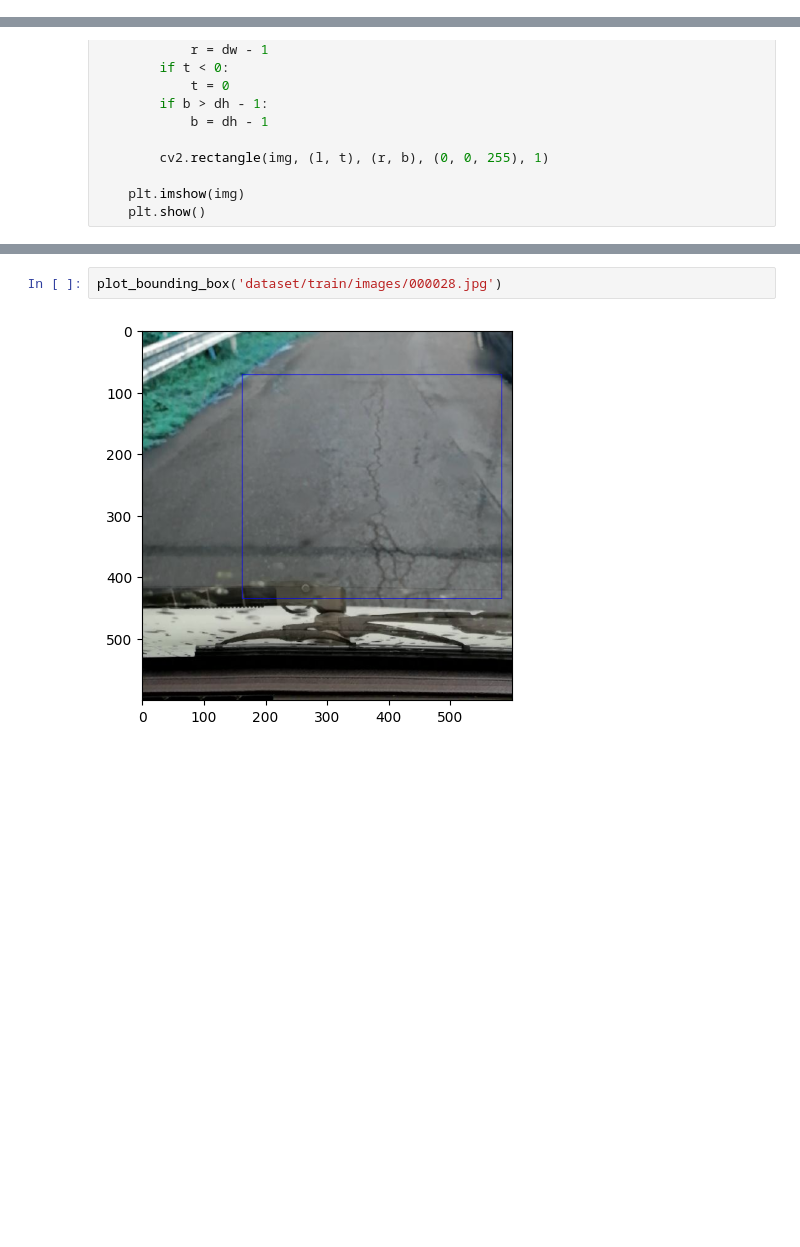
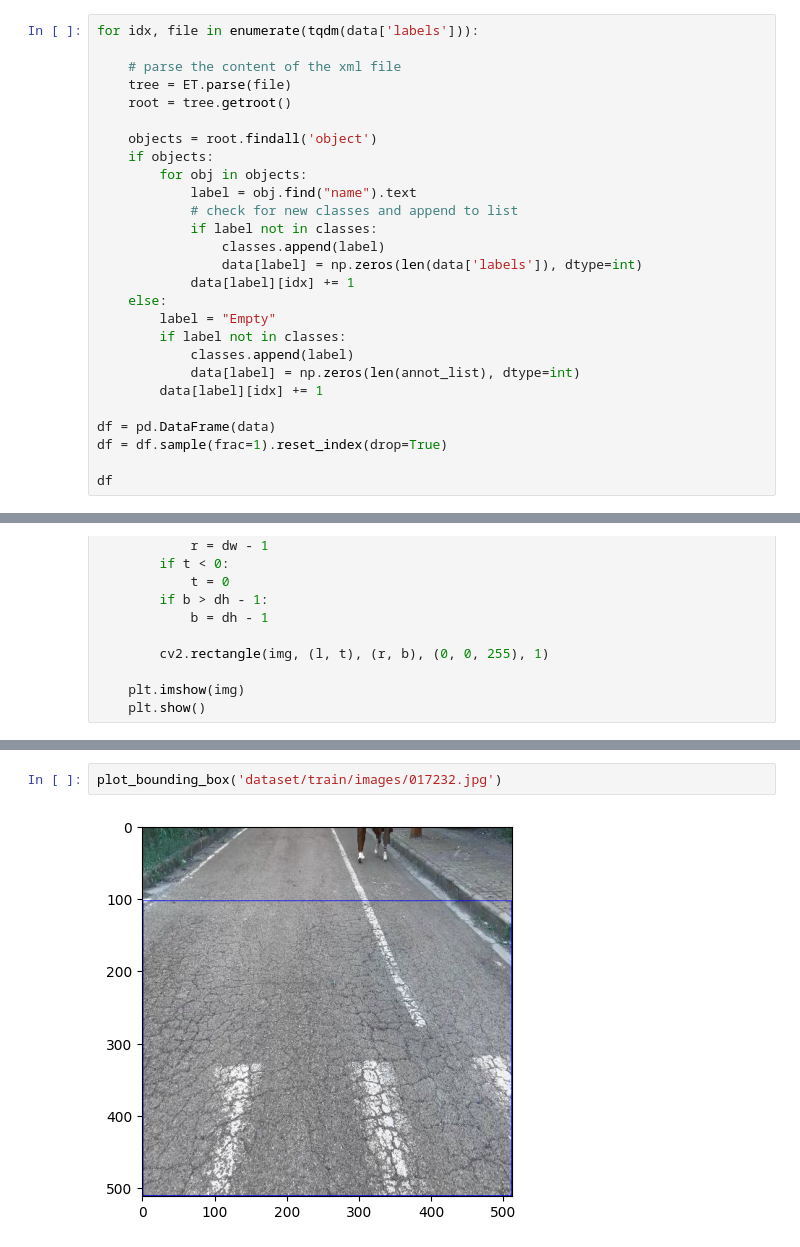
Before and after one commit to hakonbyh/sdflndf, a Jupyter notebook: eda.ipynb, the cells around one changed output, grey strips where cells are left out. Saved outputs shown, nothing was run; the diff lists cells and outputs as text; blank space fills up the shorter version.

Commit message:
added empty label

```diff
--- a/eda.ipynb
+++ b/eda.ipynb
@@ -85,0 +54,27 @@ df
+# %%
+for idx, file in enumerate(tqdm(data['labels'])):
+
+    # parse the content of the xml file
+    tree = ET.parse(file)
+    root = tree.getroot()
+
+    objects = root.findall('object')
+    if objects:
+        for obj in objects:
+            label = obj.find("name").text
+            # check for new classes and append to list
+            if label not in classes:
+                classes.append(label)
+                data[label] = np.zeros(len(data['labels']), dtype=int)
+            data[label][idx] += 1
+    else:
+        label = "Empty"
+        if label not in classes:
+            classes.append(label)
+            data[label] = np.zeros(len(annot_list), dtype=int)
+        data[label][idx] += 1
+
+df = pd.DataFrame(data)
+df = df.sample(frac=1).reset_index(drop=True)
+
+df
@@ -320,5 +339,5 @@ plot_bounding_box('dataset/train/images/000015.jpg')
 # %%
-plot_bounding_box('dataset/train/images/000028.jpg')
+plot_bounding_box('dataset/train/images/017232.jpg')
 # %% [output]
-[figure, old version]
+[figure, new version]
 # %%
```
Also changed, not shown: parts of 15 cells of this notebook.
